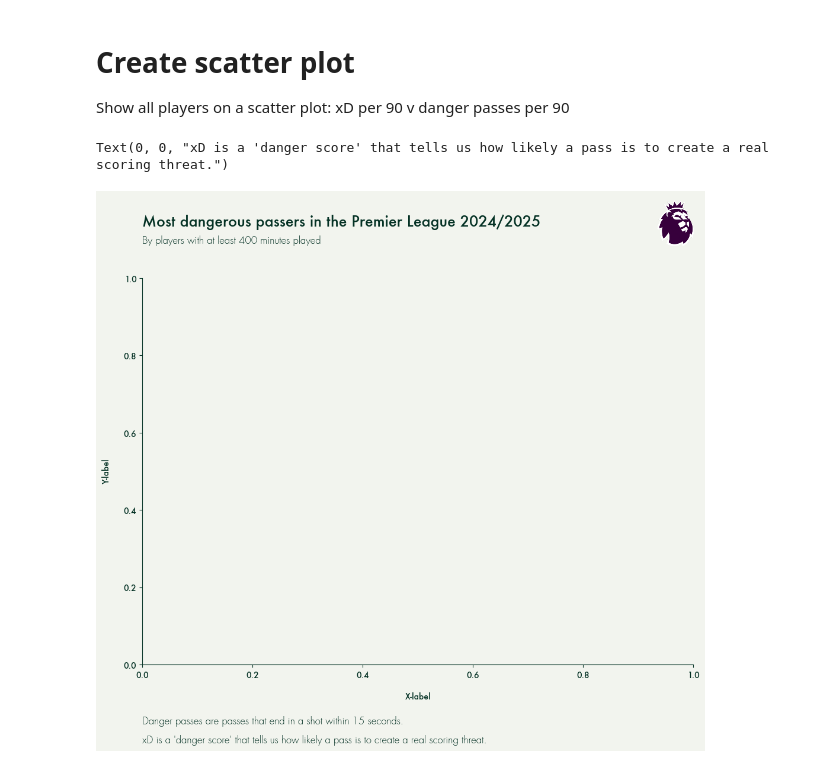
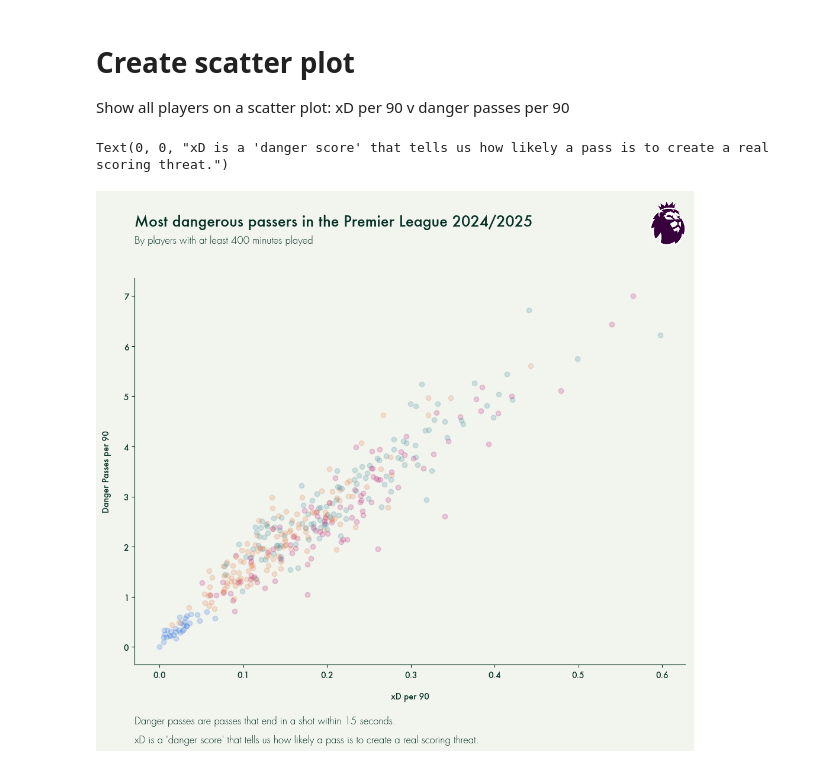
Before and after one commit to MarijnSt/soccermatics-project-2, a Jupyter notebook: notebooks/viz.ipynb, the cells around one changed output. Saved outputs shown, nothing was run; the diff lists cells and outputs as text; code cells hidden in the pictures.

Commit message:
feat: scatter plot data

```diff
--- a/notebooks/viz.ipynb
+++ b/notebooks/viz.ipynb
@@ -66,33 +67,43 @@ logo = mpimg.imread(logo_path)
 imagebox = OffsetImage(logo, zoom=0.25)
 ab = AnnotationBbox(
     imagebox,
     (1, 0),                     # location of annotation box
     xycoords='axes fraction',   # use axes fraction coordinates: relative to axes and percentage of axes for position
     box_alignment=(1, 0),       # alignment of the annotation box: (1, 0) means right-aligned and bottom-aligned
     frameon=False               # don't show the frame of the annotation box
 )
 heading_ax.add_artist(ab)
 
-main_ax.set_xlabel('X-label', labelpad=15)
-main_ax.set_ylabel('Y-label', labelpad=15)
+# Set main axis labels
+main_ax.set_xlabel('xD per 90', labelpad=15)
+main_ax.set_ylabel('Danger Passes per 90', labelpad=15)
 
+# Load data
+data = pd.read_csv('../data/summary.csv')
+
+# Plot data
+for i, row in data.iterrows():
+    color = style_config['colors'][row['role'].lower()]
+    main_ax.scatter(row['xD_per_90'], row['danger_passes_per_90'], color=color, alpha=style_config['alpha'])
+
+# Danger pass and xD explanation in legend
 legend_ax.text(
     0, 0.5,
     'Danger passes are passes that end in a shot within 15 seconds.',
     fontproperties=style_config['font_prop_light'],
     fontsize=style_config['sizes']['p'],
     ha='left',
     va='center'
 )
 
 legend_ax.text(
     0, 0,
     'xD is a \'danger score\' that tells us how likely a pass is to create a real scoring threat.',
     fontproperties=style_config['font_prop_light'],
     fontsize=style_config['sizes']['p'],
     ha='left',
     va='bottom'
 )
 # %% [output]
 Text(0, 0, "xD is a 'danger score' that tells us how likely a pass is to create a real scoring threat.")
-[figure, old version]
+[figure, new version]
```
Also changed, not shown: parts of 1 cell of this notebook, 1 other file.
